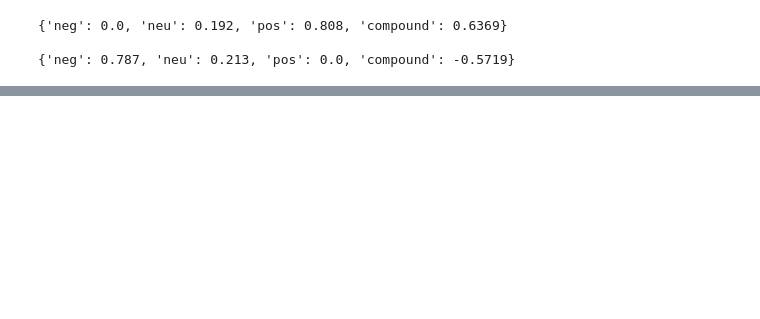
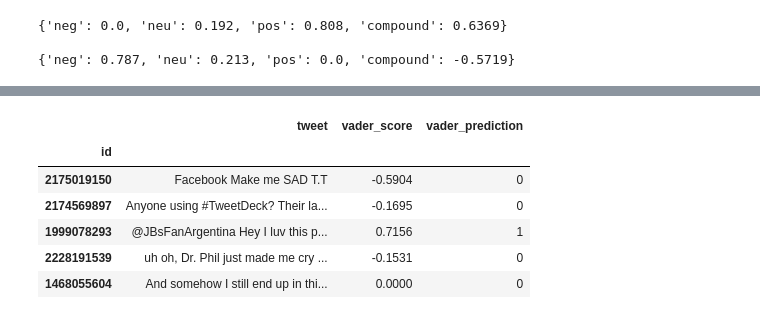
Before and after one commit to KCristopher/SentimentAnalysis, a Jupyter notebook: AnalyzeSentiment.ipynb, the cells around one changed output, grey strips where cells are left out. Drawn from its saved outputs; the diff is of its cells as text; code cells hidden in the pictures; blank space fills up the shorter version.

```diff
--- a/AnalyzeSentiment.ipynb
+++ b/AnalyzeSentiment.ipynb
@@ -403,4 +422,5 @@ print( vader.polarity_scores('I hate you') )
 
 {'neg': 0.787, 'neu': 0.213, 'pos': 0.0, 'compound': -0.5719}
 # %%
-#X_train['vader_score'] =
+X_train['vader_score'] = X_train['tweet'].map( vader.polarity_scores ).str.get('compound')
+X_train.head()
@@ -406,0 +435,39 @@ print( vader.polarity_scores('I hate you') )
+# %%
+def perform_vader_sentiment_evaluation(frame, documents_col = 'tweet', prediction=True,\
+                                       overall_score=True, full_scores=False, treshold = 0) :
+
+    frame = frame.copy()
+
+    vader = SentimentIntensityAnalyzer()
+
+    scores = frame[documents_col].map(vader.polarity_scores)
+
+    if overall_score:
+        frame['vader_score'] = scores.str.get('compound')
+
+    if full_scores:
+        scores_df = pd.json_normalize(scores)
+        scores_df.columns = [f'vader_{c}' for c in scores_df.columns]
+        frame = pd.concat([frame, scores_df], axis=1)
+
+    if prediction:
+        if 'vader_score' not in frame:
+            frame['vader_score'] = scores.str.get('compound')
+
+        frame['vader_prediction'] = frame['vader_score'].apply(
+            lambda x: 1 if x > treshold
+            else 0
+        )
+
+    return frame
+# %%
+vader_train = perform_vader_sentiment_evaluation( X_train )
+vader_train.head()
+# %% [output]
+|  | tweet | vader_score | vader_prediction |
+| id |  |  |  |
+| 2175019150 | Facebook Make me SAD T.T | -0.5904 | 0 |
+| 2174569897 | Anyone using #TweetDeck? Their la... | -0.1695 | 0 |
+| 1999078293 | @JBsFanArgentina Hey I luv this p... | 0.7156 | 1 |
+| 2228191539 | uh oh, Dr. Phil just made me cry ... | -0.1531 | 0 |
+| 1468055604 | And somehow I still end up in thi... | 0.0000 | 0 |
```
Also changed, not shown: parts of 10 cells of this notebook.
